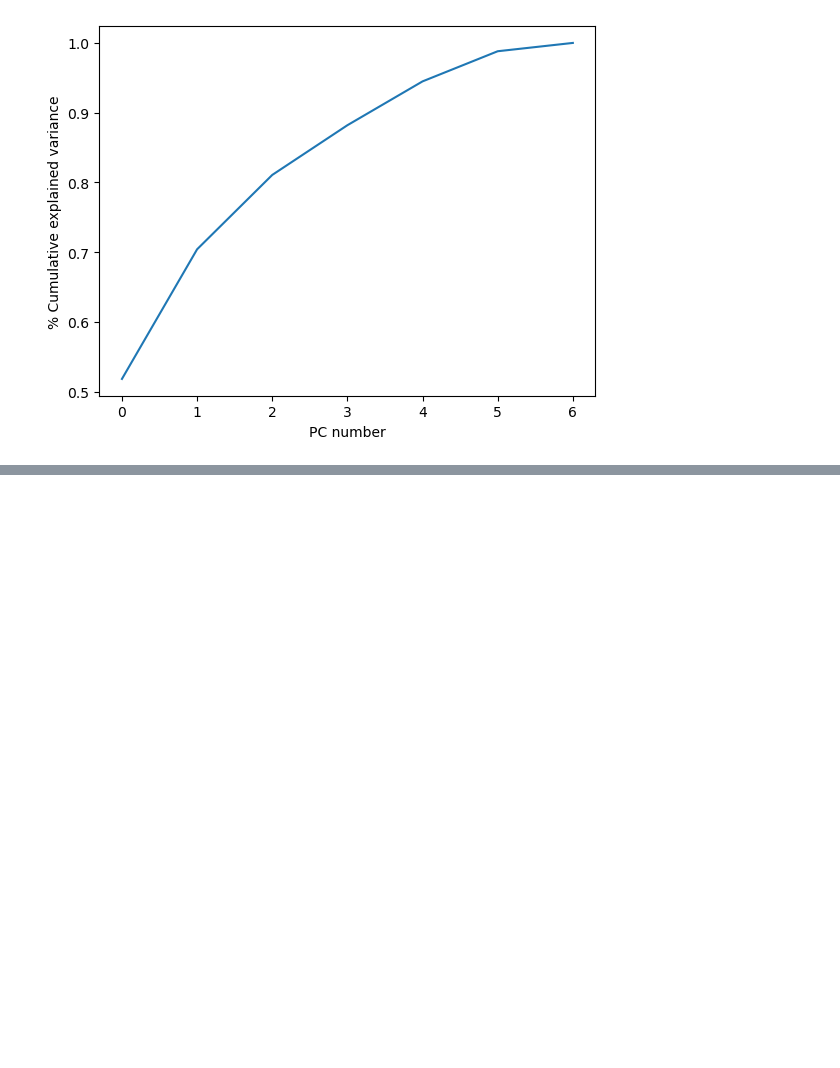
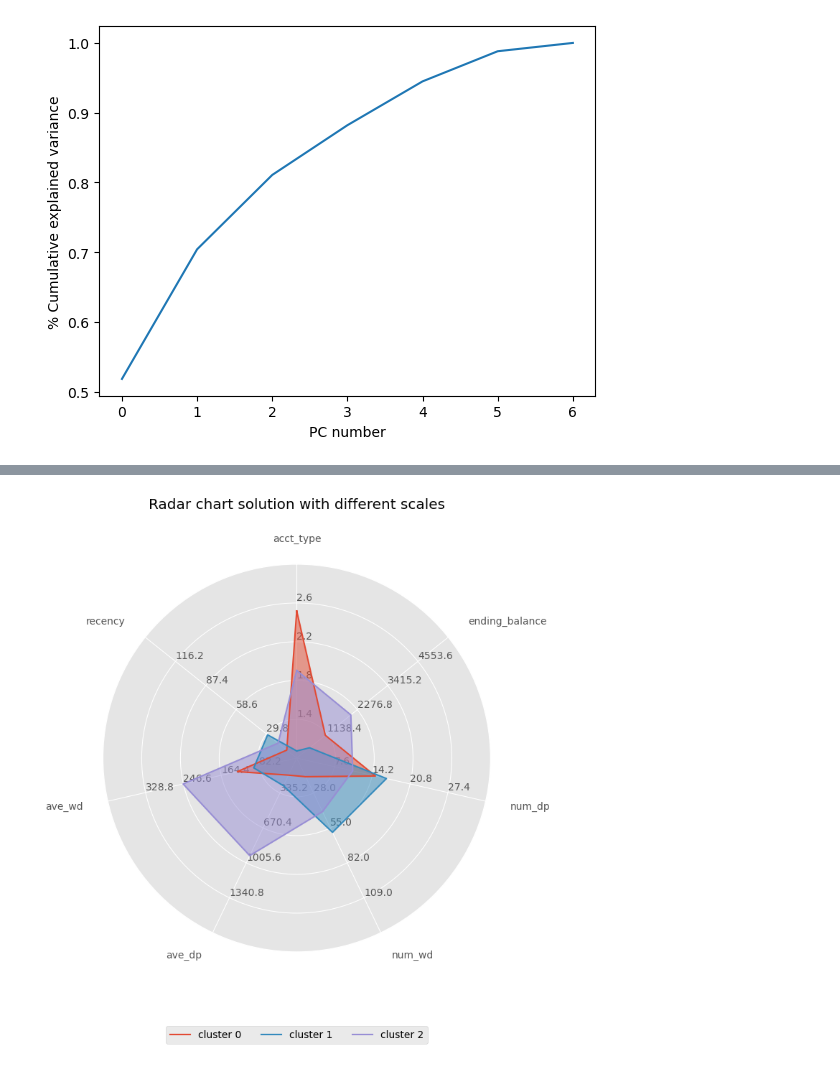
Before and after one commit to taaaraaa/Unsupervised-Learning, a Jupyter notebook: Behaviour_Clustering_Final.ipynb, the cells around one changed output, grey strips where cells are left out. Saved outputs shown, nothing was run; the diff lists cells and outputs as text; code cells hidden in the pictures; blank space fills up the shorter version.

Commit message:
Behaviour_Clustering_Final: Radar added

```diff
--- a/Behaviour_Clustering_Final.ipynb
+++ b/Behaviour_Clustering_Final.ipynb
@@ -393,0 +391,19 @@ Stored 'pca_data' (DataFrame)
+# %%
+import pandas as pd
+import numpy as np
+
+from sklearn.preprocessing import MinMaxScaler
+from sklearn.cluster import KMeans
+from sklearn.pipeline import make_pipeline
+
+X=df_acct_tran_clus_1.drop(['acct_nbr','cust_id','acct_start_date','years_with_bank','acct_end_date','starting_balance','account_active','tran_dp','tran_wd'],axis=1)
+X.dropna(axis=0, how="any", thresh=None, subset=None, inplace=True)
+
+
+data=X
+pipe = make_pipeline(StandardScaler(),
+                           KMeans(init="k-means++", n_clusters=3,
+                                  n_init=4, random_state=0)    )
+
+data['cluster'] = pipe.fit_predict(data)
+result = data.groupby(['cluster']).mean()
@@ -393,0 +554,22 @@ Stored 'pca_data' (DataFrame)
+# %%
+import math
+
+min_max_per_variable = X.describe().T[['min', 'max']]
+min_max_per_variable['min'] = min_max_per_variable['min'].apply(lambda x: int(x))
+min_max_per_variable['max'] = min_max_per_variable['max'].apply(lambda x: math.ceil(x))
+
+variables = result.columns
+ranges = list(min_max_per_variable.itertuples(index=False, name=None))
+
+fig1 = plt.figure(figsize=(6, 6))
+radar = ComplexRadar(fig1, variables, ranges, show_scales=True)
+
+for g in result.index:
+    radar.plot(result.loc[g].values, label=f"cluster {g}")
+    radar.fill(result.loc[g].values, alpha=0.5)
+
+radar.set_title("Radar chart solution with different scales")
+radar.use_legend(loc='lower left', bbox_to_anchor=(0.15, -0.25),ncol=radar.plot_counter)
+plt.show()
+# %% [output]
+[figure, added]
```
Also changed, not shown: parts of 5 cells of this notebook, 1 other file.
